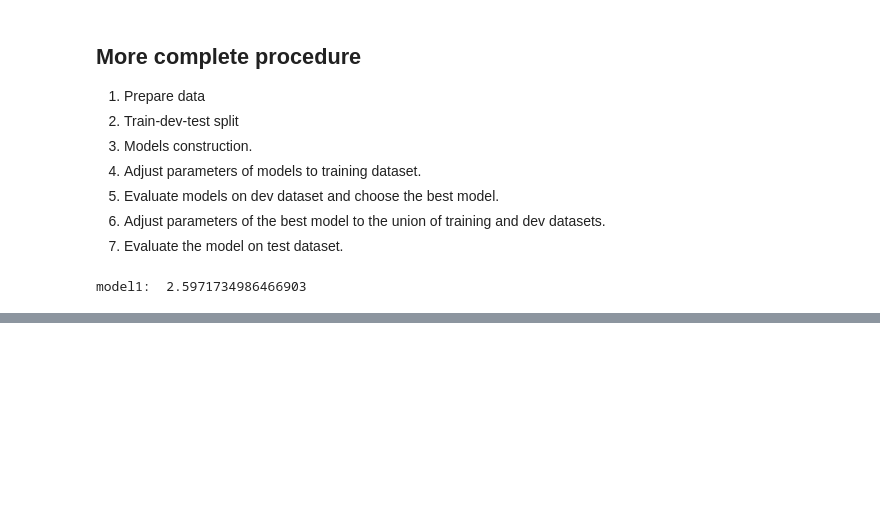
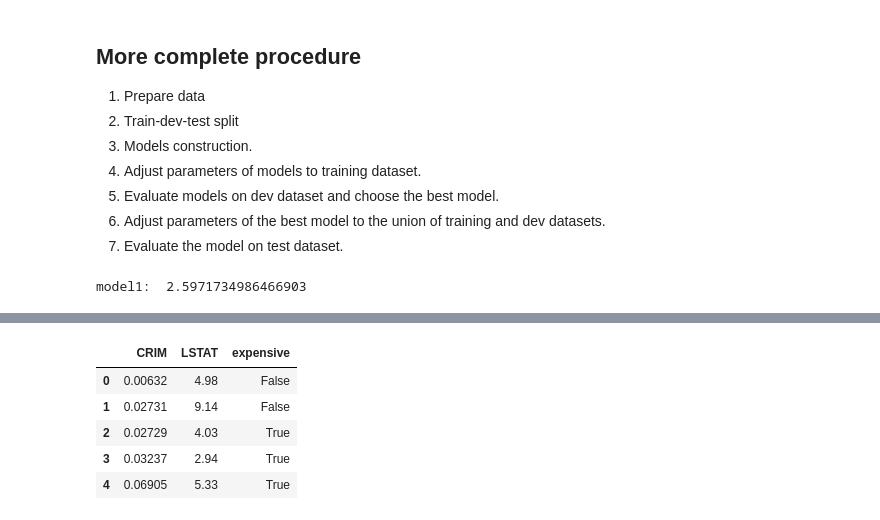
Before and after one commit to sbartek/intro-to-pytorch, a Jupyter notebook: 005-into-ml.ipynb, the cells around one changed output, grey strips where cells are left out. Drawn from its saved outputs; the diff is of its cells as text; code cells hidden in the pictures; blank space fills up the shorter version.

```diff
--- a/005-into-ml.ipynb
+++ b/005-into-ml.ipynb
@@ -162,0 +250,13 @@ model1:  2.5971734986466903
+# %%
+import pandas as pd
+# just for showing data
+df = pd.DataFrame(X, columns=['CRIM', 'LSTAT'])
+df['expensive'] = y
+df.head()
+# %% [output]
+|  | CRIM | LSTAT | expensive |
+| 0 | 0.00632 | 4.98 | False |
+| 1 | 0.02731 | 9.14 | False |
+| 2 | 0.02729 | 4.03 | True |
+| 3 | 0.03237 | 2.94 | True |
+| 4 | 0.06905 | 5.33 | True |
```
Also changed, not shown: parts of 30 cells of this notebook, 2 other files.
